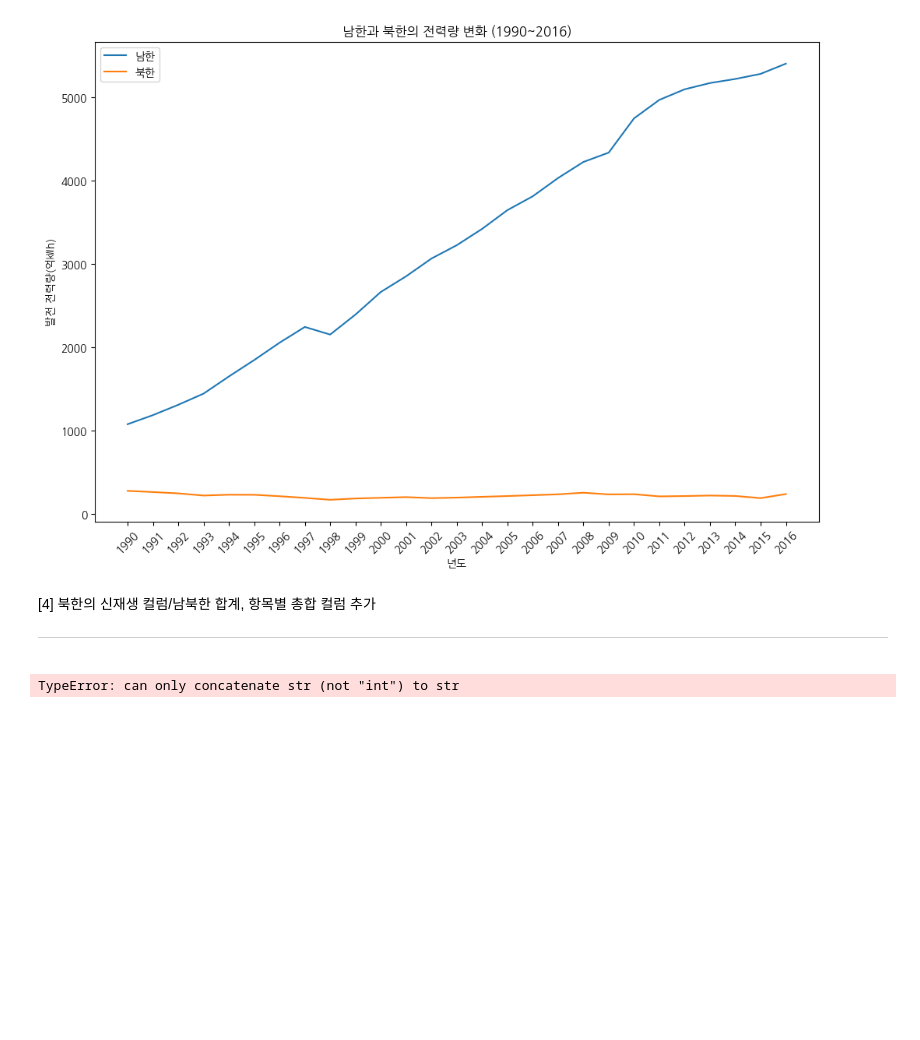
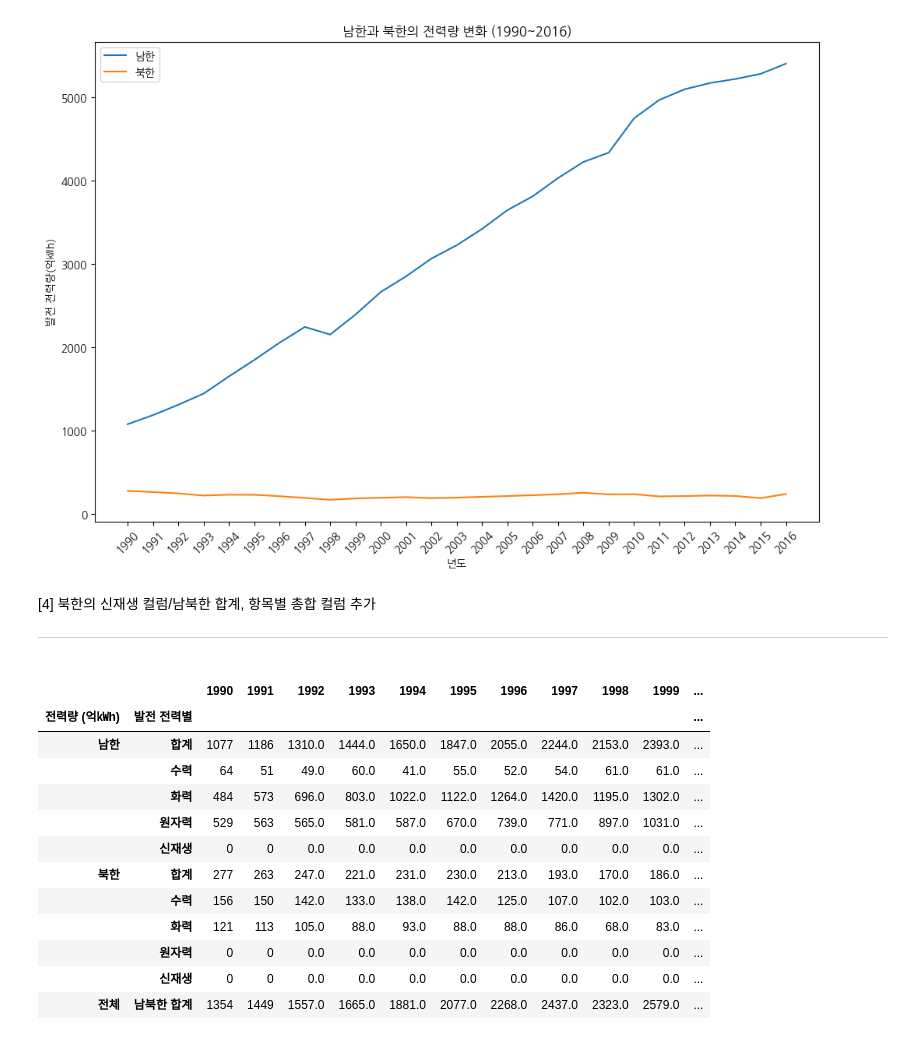
Before and after one commit to GreenGrapeAde/KDT_10, a Jupyter notebook: 03_EX_DATAVS/D1030/D1030_work_조주영.ipynb, the cells around one changed output. Cells and saved outputs as stored; diff of their text form; code cells hidden in the pictures; blank space fills up the shorter version.

```diff
--- a/03_EX_DATAVS/D1030/D1030_work_조주영.ipynb
+++ b/03_EX_DATAVS/D1030/D1030_work_조주영.ipynb
@@ -190,27 +190,43 @@ plt.show()
 # %%
 ## (1) 원본 복사 및 전력량 결측치 보정
 dfElec2 = dfElec.copy()
+dfElec2['전력량 (억㎾h)'] = dfElec2['전력량 (억㎾h)'].ffill()       # 결측치 최근 값으로 채우기
+dfElec2 = dfElec2.set_index(['전력량 (억㎾h)', '발전 전력별'])      # 멀티 인덱스 설정
 
-
-dfElec2['전력량 (억㎾h)'] = dfElec2['전력량 (억㎾h)'].ffill()
 
 ## (2) '-'를 0으로 변환
 dfElec2 = dfElec2.replace('-', 0)
 
-## (3) 신재생 행(북한)과 전체 합계 행 추가
-dfElec2.loc[len(dfElec2)] = ['북한', '신재생'] + [0] * (len(dfElec2.columns) - 2)
-dfElec2.loc[len(dfElec2)] = ['전체', '남북한 합계'] + [0] * (len(dfElec2.columns) - 2)
+## (3) 모두 float 타입으로 변환
+num_cols = dfElec2.columns[2:]  # 1990년 이후 컬럼
+dfElec2[num_cols] = dfElec2[num_cols].apply(pd.to_numeric, errors='coerce')
+
+## ------------------------------------------------------------------------------
+## (4) 신재생 행(북한)과 전체 합계 행 추가
+dfElec2.loc[('북한', '신재생'), :] = [0] * len(dfElec2.columns)
 
 
-# ## (4) 남북한 합계 계산
-# dfElec2.loc[('전체', '남북한 합계')] = (
-#     dfElec2.loc[('남한', '합계')] + dfElec2.loc[('북한', '합계')]
-# )
+## (5) 남북한 합계 계산 후 행 추가
+dfElec2.loc[('전체', '남북한 합계'), :] = (
+    dfElec2.loc[('남한', '합계'), :] + dfElec2.loc[('북한', '합계'), :]
+)
 
 # ## (6) 항목별 총합 컬럼 추가
 dfElec2['총합'] = dfElec2.sum(axis=1)
 
 # ## (7) 결과 확인
 display(dfElec2)
 # %% [output]
-TypeError: can only concatenate str (not "int") to str
+|  |  | 1990 | 1991 | 1992 | 1993 | 1994 | 1995 | 1996 | 1997 | 1998 | 1999 | ... |
+| 전력량 (억㎾h) | 발전 전력별 |  |  |  |  |  |  |  |  |  |  | ... |
+| 남한 | 합계 | 1077 | 1186 | 1310.0 | 1444.0 | 1650.0 | 1847.0 | 2055.0 | 2244.0 | 2153.0 | 2393.0 | ... |
+|  | 수력 | 64 | 51 | 49.0 | 60.0 | 41.0 | 55.0 | 52.0 | 54.0 | 61.0 | 61.0 | ... |
+|  | 화력 | 484 | 573 | 696.0 | 803.0 | 1022.0 | 1122.0 | 1264.0 | 1420.0 | 1195.0 | 1302.0 | ... |
+|  | 원자력 | 529 | 563 | 565.0 | 581.0 | 587.0 | 670.0 | 739.0 | 771.0 | 897.0 | 1031.0 | ... |
+|  | 신재생 | 0 | 0 | 0.0 | 0.0 | 0.0 | 0.0 | 0.0 | 0.0 | 0.0 | 0.0 | ... |
+| 북한 | 합계 | 277 | 263 | 247.0 | 221.0 | 231.0 | 230.0 | 213.0 | 193.0 | 170.0 | 186.0 | ... |
+|  | 수력 | 156 | 150 | 142.0 | 133.0 | 138.0 | 142.0 | 125.0 | 107.0 | 102.0 | 103.0 | ... |
+|  | 화력 | 121 | 113 | 105.0 | 88.0 | 93.0 | 88.0 | 88.0 | 86.0 | 68.0 | 83.0 | ... |
+|  | 원자력 | 0 | 0 | 0.0 | 0.0 | 0.0 | 0.0 | 0.0 | 0.0 | 0.0 | 0.0 | ... |
+|  | 신재생 | 0 | 0 | 0.0 | 0.0 | 0.0 | 0.0 | 0.0 | 0.0 | 0.0 | 0.0 | ... |
+| 전체 | 남북한 합계 | 1354 | 1449 | 1557.0 | 1665.0 | 1881.0 | 2077.0 | 2268.0 | 2437.0 | 2323.0 | 2579.0 | ... |
```
Also changed, not shown: 4 other files.
